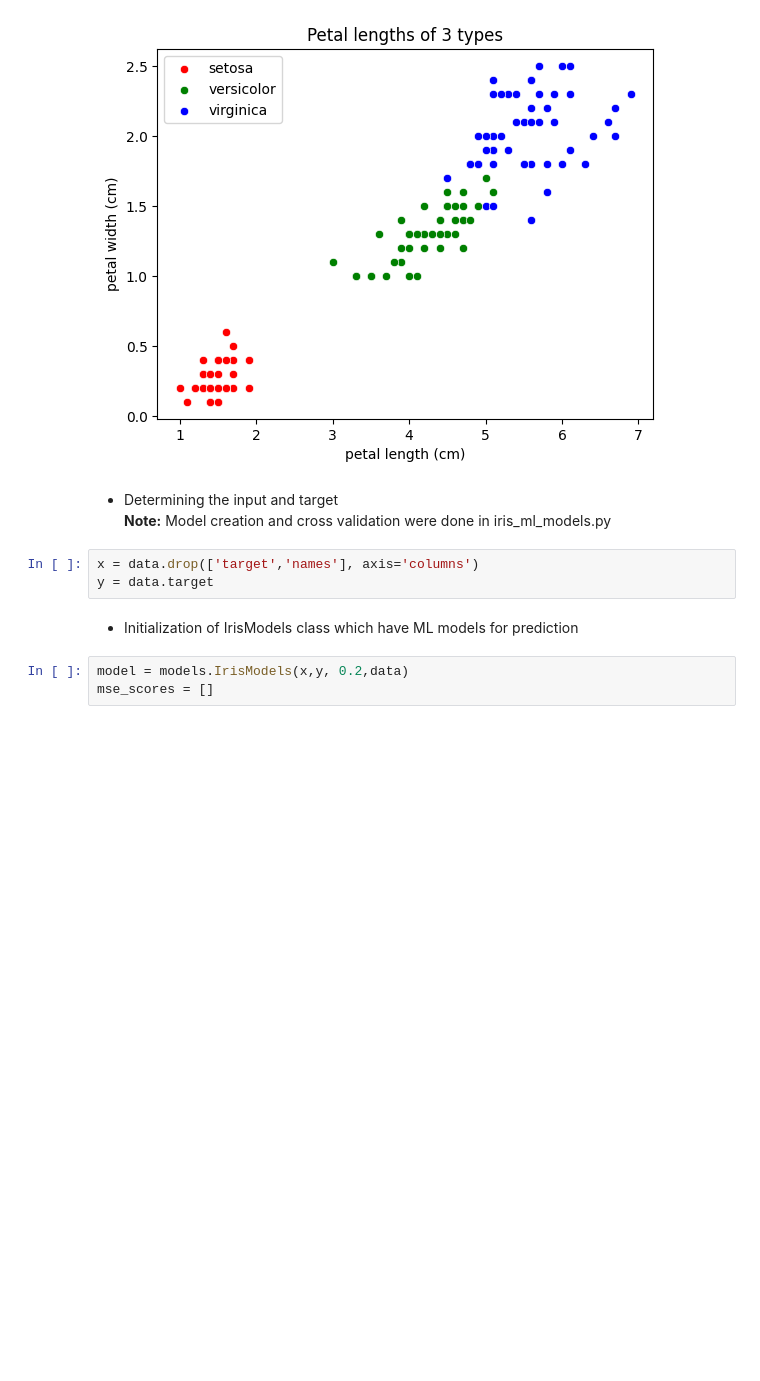
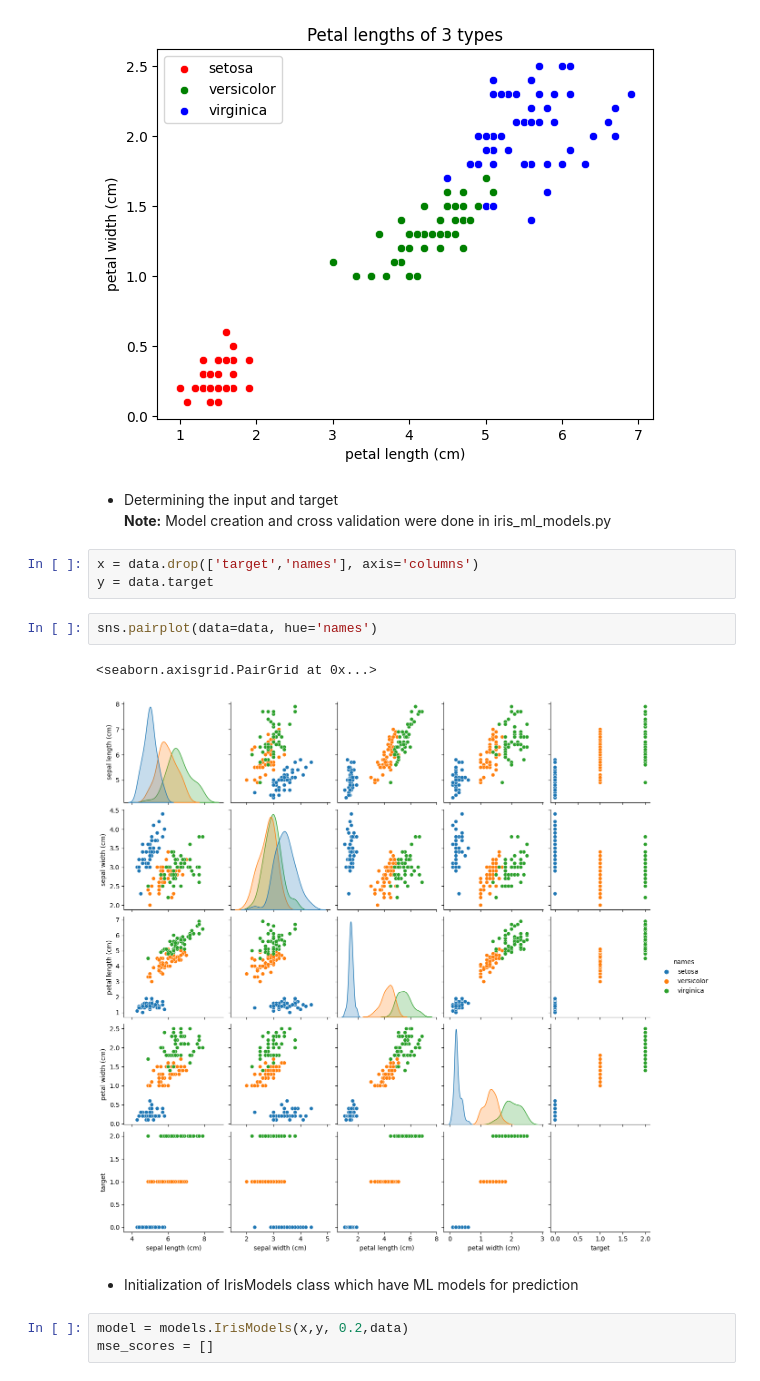
Before and after one commit to salihfurkaan/iris-flower-analysis, a Jupyter notebook: Iris Dataset/iris_flower_analysis.ipynb, the cells around one changed output. Cells and saved outputs as stored; diff of their text form; blank space fills up the shorter version.

```diff
--- a/Iris Dataset/iris_flower_analysis.ipynb
+++ b/Iris Dataset/iris_flower_analysis.ipynb
@@ -117,6 +117,11 @@ plt.legend(['setosa', 'versicolor', 'virginica'])
 # %%
 x = data.drop(['target','names'], axis='columns')
 y = data.target
+# %%
+sns.pairplot(data=data, hue='names')
+# %% [output]
+<seaborn.axisgrid.PairGrid at 0x...>
+[figure, added]
 # %% [markdown]
 - Initialization of IrisModels class which have ML models for prediction
 # %%
```
